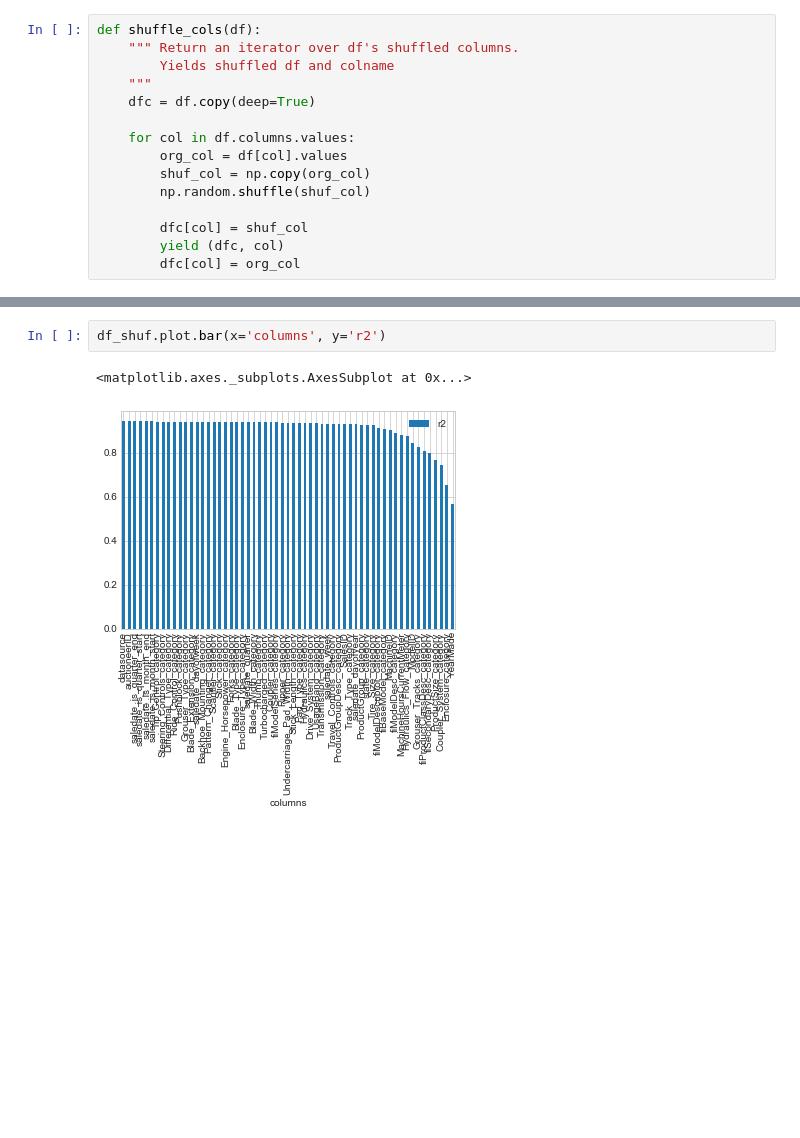
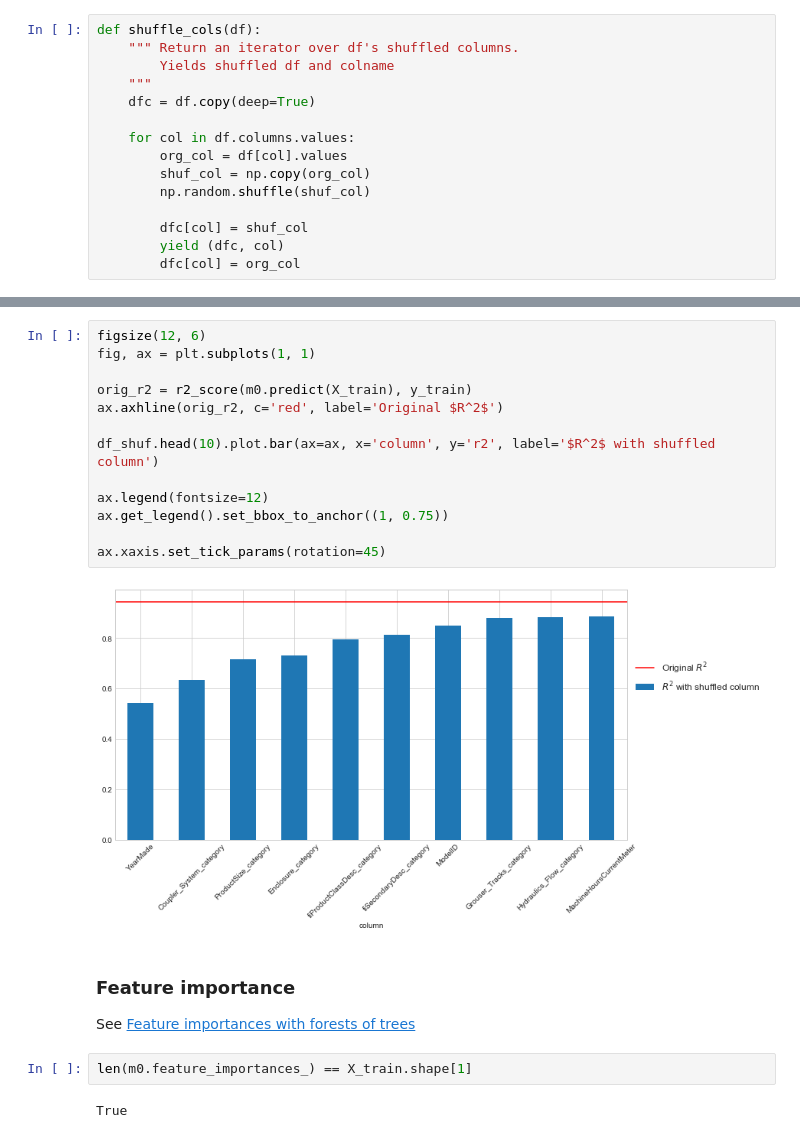
Before and after one commit to bogeholm/fastai-intro-to-ml, a Jupyter notebook: 3-performance-validation-and-model-interpretation.ipynb, the cells around one changed output, grey strips where cells are left out. Drawn from its saved outputs; the diff is of its cells as text; blank space fills up the shorter version.

Commit message:
Plot feature importance

```diff
--- a/3-performance-validation-and-model-interpretation.ipynb
+++ b/3-performance-validation-and-model-interpretation.ipynb
@@ -330,5 +332,22 @@ Wall time: 9.42 s
-# %%
-df_shuf.plot.bar(x='columns', y='r2')
-# %% [output]
-<matplotlib.axes._subplots.AxesSubplot at 0x...>
-[figure, removed]
+# %%
+figsize(12, 6)
+fig, ax = plt.subplots(1, 1)
+
+orig_r2 = r2_score(m0.predict(X_train), y_train)
+ax.axhline(orig_r2, c='red', label='Original $R^2$')
+
+df_shuf.head(10).plot.bar(ax=ax, x='column', y='r2', label='$R^2$ with shuffled column')
+
+ax.legend(fontsize=12)
+ax.get_legend().set_bbox_to_anchor((1, 0.75))
+
+ax.xaxis.set_tick_params(rotation=45)
+# %% [output]
+[figure, added]
+# %% [markdown]
+### Feature importance
+See [Feature importances with forests of trees](https://scikit-learn.org/stable/auto_examples/ensemble/plot_forest_importances.html)
+# %%
+len(m0.feature_importances_) == X_train.shape[1]
+# %% [output]
+True
```
Also changed, not shown: parts of 11 cells of this notebook.
